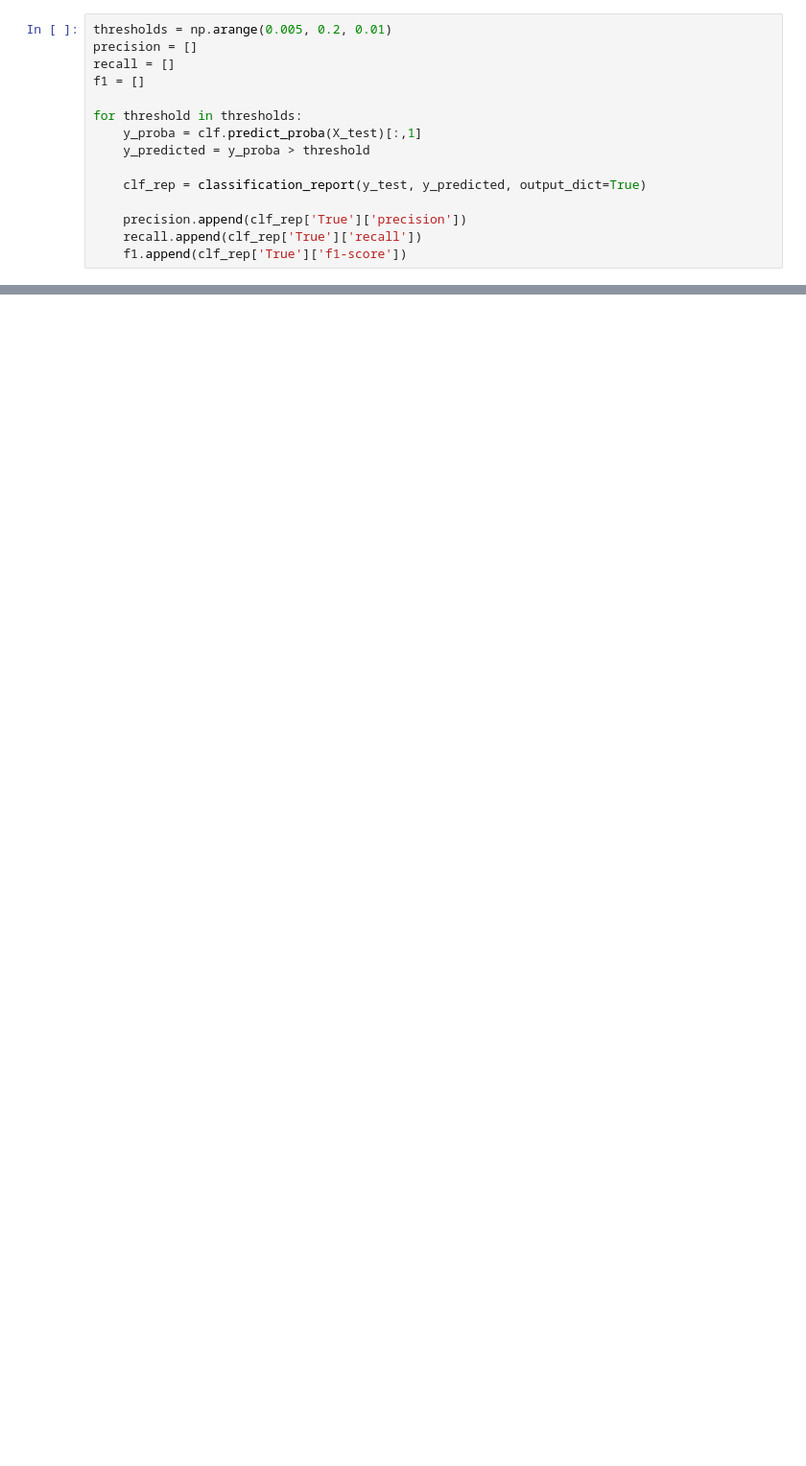
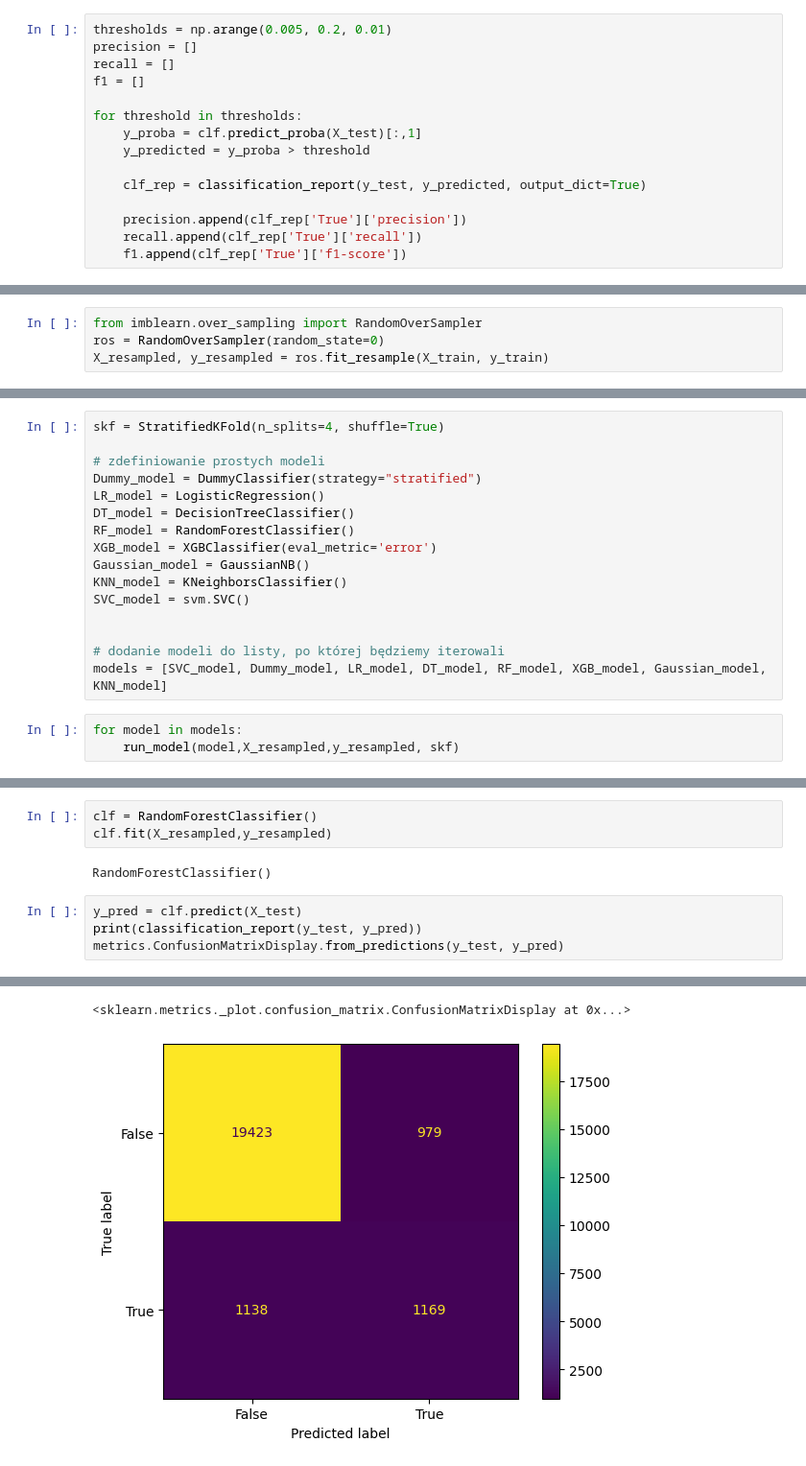
Before and after one commit to infoshareacademy/jdszr13-prograde, a Jupyter notebook: ml-project/svm.ipynb, the cells around one changed output, grey strips where cells are left out. Shown at 96% size. Drawn from its saved outputs; the diff is of its cells as text; blank space fills up the shorter version.

```diff
--- a/ml-project/svm.ipynb
+++ b/ml-project/svm.ipynb
@@ -186,0 +182,4 @@ weighted avg       0.92      0.64      0.71     22709
+# %%
+from imblearn.over_sampling import RandomOverSampler
+ros = RandomOverSampler(random_state=0)
+X_resampled, y_resampled = ros.fit_resample(X_train, y_train)
@@ -186,0 +279,19 @@ weighted avg       0.92      0.64      0.71     22709
+# %%
+skf = StratifiedKFold(n_splits=4, shuffle=True)
+
+# zdefiniowanie prostych modeli
+Dummy_model = DummyClassifier(strategy="stratified")
+LR_model = LogisticRegression()
+DT_model = DecisionTreeClassifier()
+RF_model = RandomForestClassifier()
+XGB_model = XGBClassifier(eval_metric='error')
+Gaussian_model = GaussianNB()
+KNN_model = KNeighborsClassifier()
+SVC_model = svm.SVC()
+
+
+# dodanie modeli do listy, po której będziemy iterowali
+models = [SVC_model, Dummy_model, LR_model, DT_model, RF_model, XGB_model, Gaussian_model, KNN_model]
+# %%
+for model in models:
+    run_model(model,X_resampled,y_resampled, skf)
@@ -186,0 +307,10 @@ weighted avg       0.92      0.64      0.71     22709
+# %%
+clf = RandomForestClassifier()
+clf.fit(X_resampled,y_resampled)
+# %% [output]
+RandomForestClassifier()
+# %%
+y_pred = clf.predict(X_test)
+print(classification_report(y_test, y_pred))
+metrics.ConfusionMatrixDisplay.from_predictions(y_test, y_pred)
+# %% [output]
@@ -186,0 +325,2 @@ weighted avg       0.92      0.64      0.71     22709
+<sklearn.metrics._plot.confusion_matrix.ConfusionMatrixDisplay at 0x...>
+[figure, added]
```
Also changed, not shown: parts of 13 cells of this notebook.
